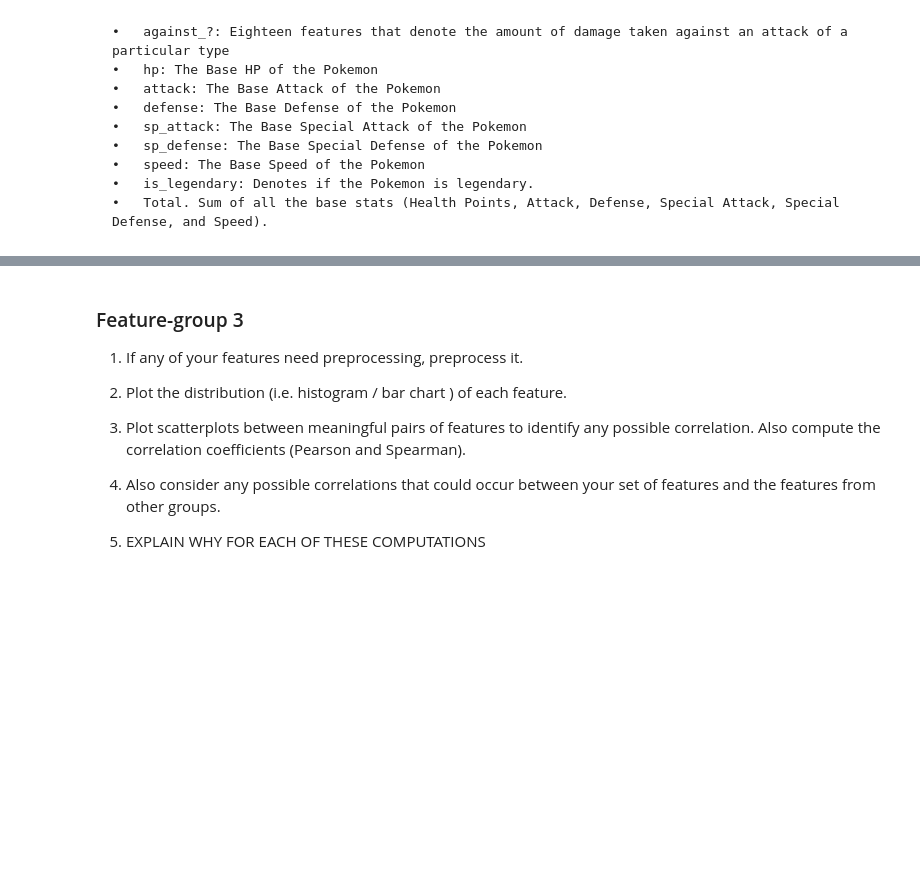
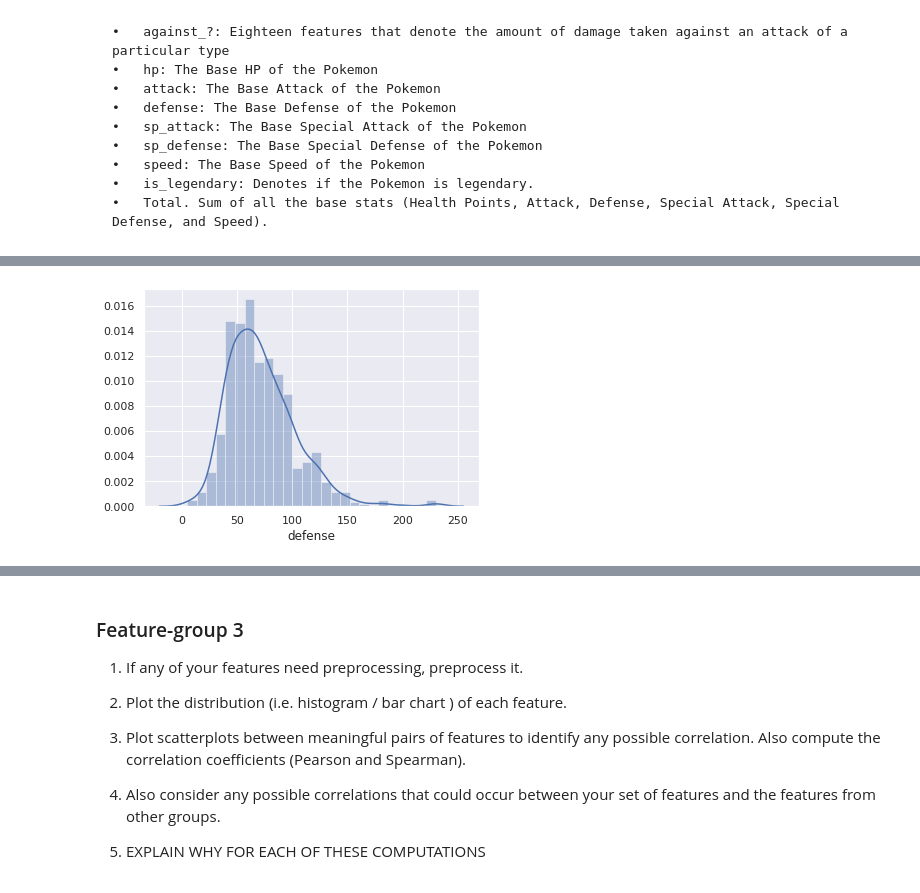
Before and after one commit to com-480-data-visualization/com-480-project-analaktycs, a Jupyter notebook: Milestone1.ipynb, the cells around one changed output, grey strips where cells are left out. Cells and saved outputs as stored; diff of their text form; code cells hidden in the pictures; blank space fills up the shorter version.

```diff
--- a/Milestone1.ipynb
+++ b/Milestone1.ipynb
@@ -70,0 +98,4 @@ import seaborn as sns
+# %%
+sns.distplot(df['defense']);
+# %% [output]
+[figure, added]
```
Also changed, not shown: parts of 20 cells of this notebook, 1 other file.
